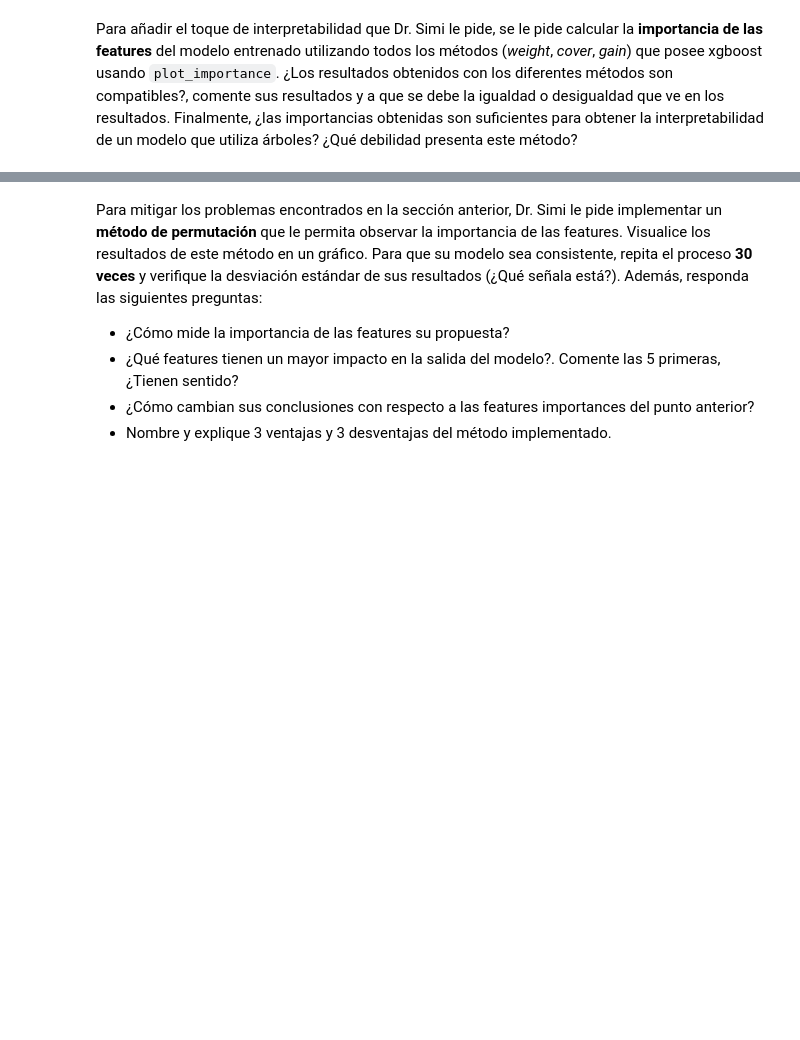
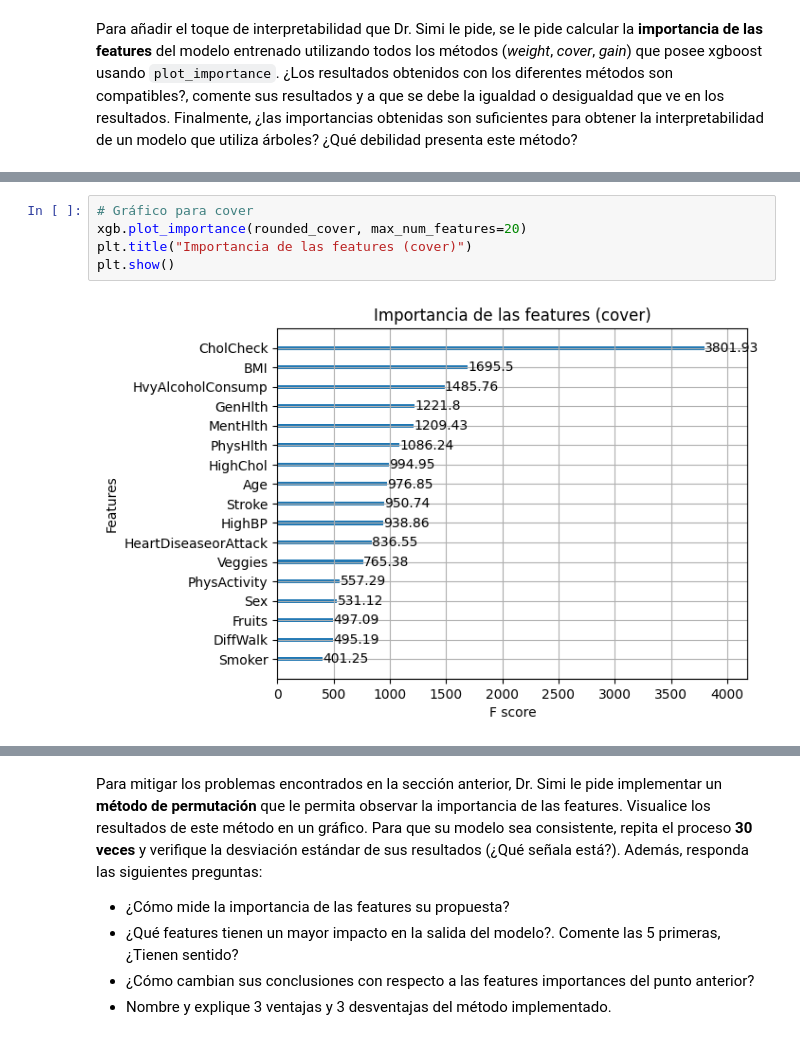
Before and after one commit to nicoacevedor/MDS7202, a Jupyter notebook: lab10/Lab10.ipynb, the cells around one changed output, grey strips where cells are left out. Cells and saved outputs as stored; diff of their text form; blank space fills up the shorter version.

```diff
--- a/lab10/Lab10.ipynb
+++ b/lab10/Lab10.ipynb
@@ -132,0 +151,7 @@ plot_importance()
+# %%
+# Gráfico para cover
+xgb.plot_importance(rounded_cover, max_num_features=20)
+plt.title("Importancia de las features (cover)")
+plt.show()
+# %% [output]
+[figure, added]
```
Also changed, not shown: parts of 6 cells of this notebook.
